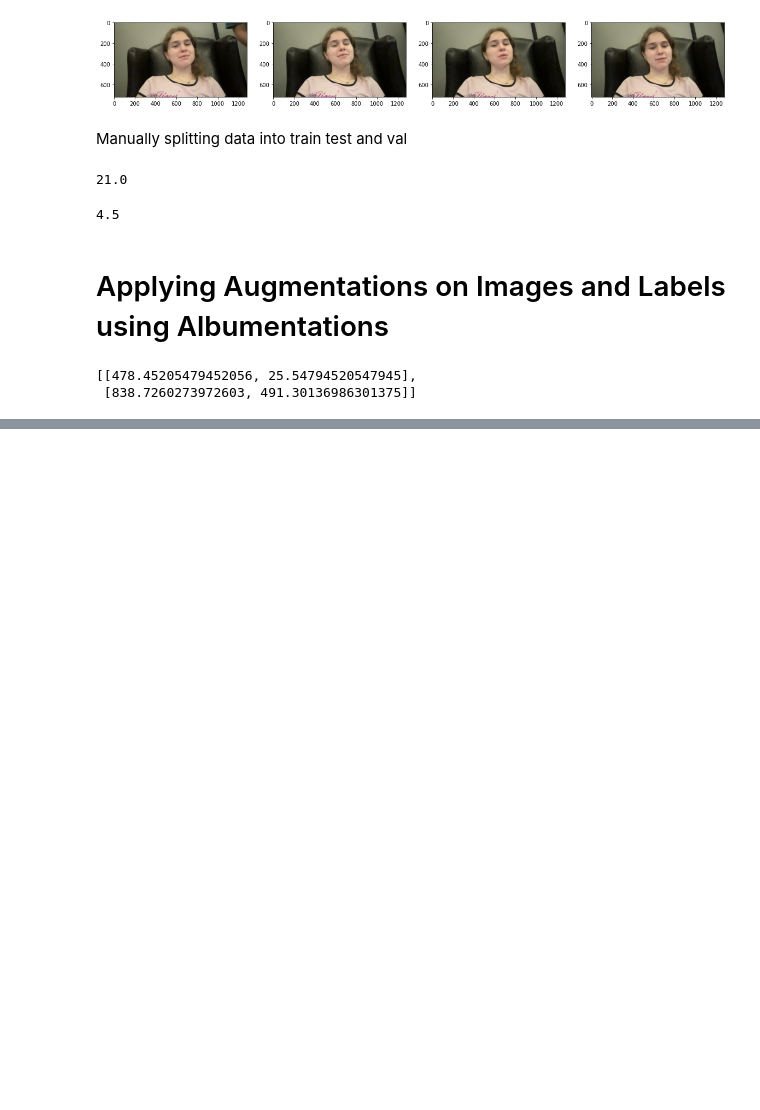
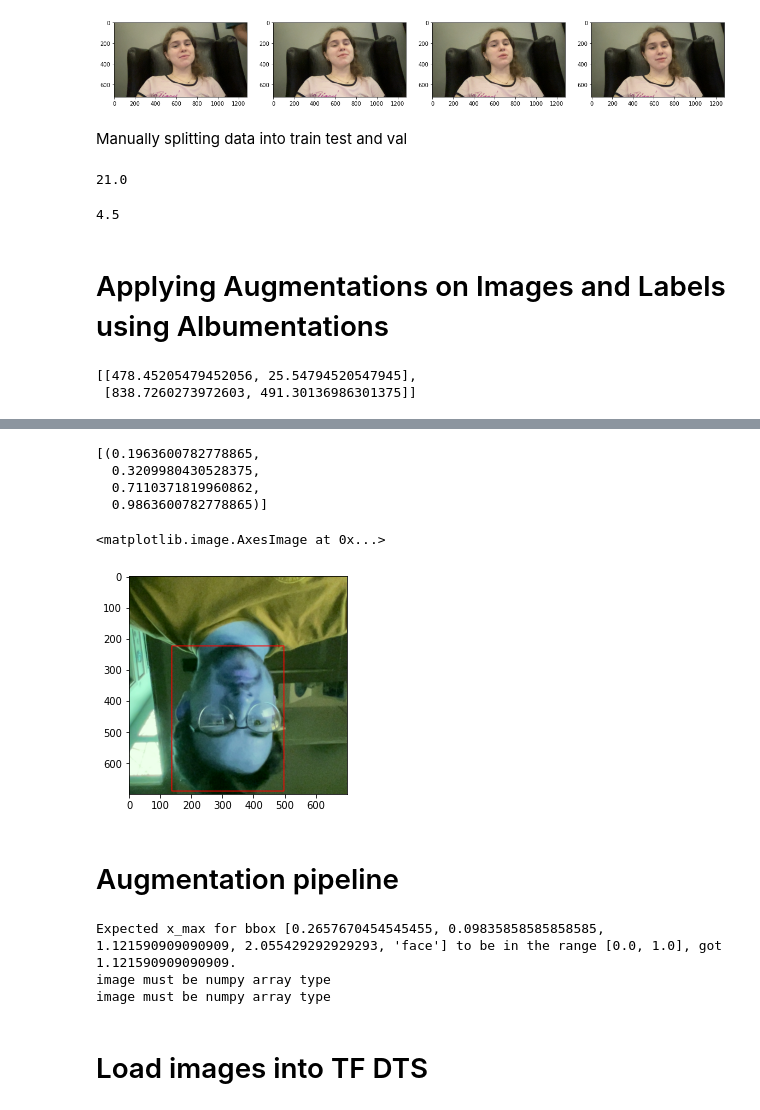
Before and after one commit to RoloPineda/ObjectDetection, a Jupyter notebook: FaceDetection.ipynb, the cells around one changed output, grey strips where cells are left out. Drawn from its saved outputs; the diff is of its cells as text; code cells hidden in the pictures; blank space fills up the shorter version.

Commit message:
Model trained and working

```diff
--- a/FaceDetection.ipynb
+++ b/FaceDetection.ipynb
@@ -167,5 +149,5 @@ import json
 # %%
-augmentor = alb.Compose([alb.RandomCrop(width=450, height=450),
+augmentor = alb.Compose([alb.RandomCrop(width=700, height=700),
                            alb.HorizontalFlip(p=0.5),
                            alb.RandomBrightnessContrast(p=0.2),
                            alb.RandomGamma(p=0.2),
@@ -184,0 +169,6 @@ label['shapes'][0]['points']
+# %%
+coords = [0,0,0,0]
+coords[0] = label['shapes'][0]['points'][0][0]
+coords[1] = label['shapes'][0]['points'][0][1]
+coords[2] = label['shapes'][0]['points'][1][0]
+coords[3] = label['shapes'][0]['points'][1][1]
@@ -184,0 +179,2 @@ label['shapes'][0]['points']
+# %%
+coords = list(np.divide(coords, [1280,720,1280,720]))
@@ -184,0 +190,2 @@ label['shapes'][0]['points']
+# %%
+augmented = augmentor(image=img, bboxes=[coords], class_labels=['face'])
@@ -184,0 +216,7 @@ label['shapes'][0]['points']
+# %%
+augmented['bboxes']
+# %% [output]
+[(0.1963600782778865,
+  0.3209980430528375,
+  0.7110371819960862,
+  0.9863600782778865)]
@@ -184,0 +225,60 @@ label['shapes'][0]['points']
+# %%
+cv2.rectangle(augmented['image'],
+              tuple(np.multiply(augmented['bboxes'][0][:2], [700,700]).astype(int)),
+              tuple(np.multiply(augmented['bboxes'][0][2:], [700,700]).astype(int)),
+                    (255,0,0), 2)
+
+plt.imshow(augmented['image'])
+# %% [output]
+<matplotlib.image.AxesImage at 0x...>
+[figure, added]
+# %% [markdown]
+# Augmentation pipeline
+# %%
+for partition in ['train', 'test', 'val']:
+    for image in os.listdir(os.path.join('data', partition, 'images')):
+        img = cv2.imread(os.path.join('data', partition, 'images', image))
+
+        coords = [0,0,0.00001,0.00001]
+        label_path = os.path.join('data', partition, 'labels', f'{image.split(".")[0]}.json')
+        if os.path.exists(label_path):
+            with open(label_path, 'r') as f:
+                label = json.load(f)
+
+            coords[0] = label['shapes'][0]['points'][0][0]
+            coords[1] = label['shapes'][0]['points'][0][1]
+            coords[2] = label['shapes'][0]['points'][1][0]
+            coords[3] = label['shapes'][0]['points'][1][1]
+            coords = list(np.divide(coords, [1280, 720, 1280, 720]))
+
+        try:
+            for x in range(60):
+                augmented = augmentor(image=img, bboxes=[coords], class_labels=['face'])
+                cv2.imwrite(os.path.join('aug_data', partition, 'images', f'{image.split(".")[0]}.{x}.jpg'), augmented['image'])
+
+                annotation = {}
+                annotation['image'] = image
+
+                if os.path.exists(label_path):
+                    if len(augmented['bboxes']) == 0:
+                        annotation['bbox'] = [0,0,0,0]
+                        annotation['class'] = 0
+                    else:
+                        annotation['bbox'] = augmented['bboxes'][0]
+                        annotation['class'] = 1
+                else:
+                    annotation['bbox'] = [0,0,0,0]
+                    annotation['class'] = 0
+
+
+                with open(os.path.join('aug_data', partition, 'labels', f'{image.split(".")[0]}.{x}.json'), 'w') as f:
+                    json.dump(annotation, f)
+
+        except Exception as e:
+            print(e)
+# %% [output]
+Expected x_max for bbox [0.2657670454545455, 0.09835858585858585, 1.121590909090909, 2.055429292929293, 'face'] to be in the range [0.0, 1.0], got 1.121590909090909.
+image must be numpy array type
+image must be numpy array type
+# %% [markdown]
+# Load images into TF DTS
```
Also changed, not shown: parts of 70 cells of this notebook, 1 other file.
